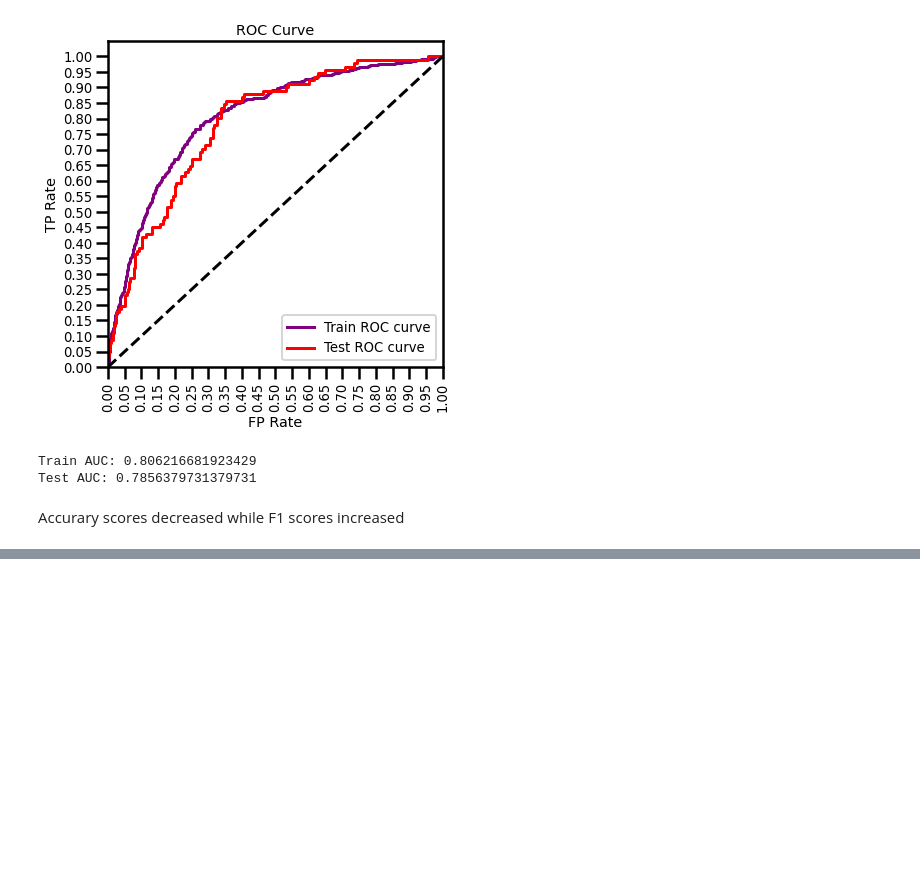
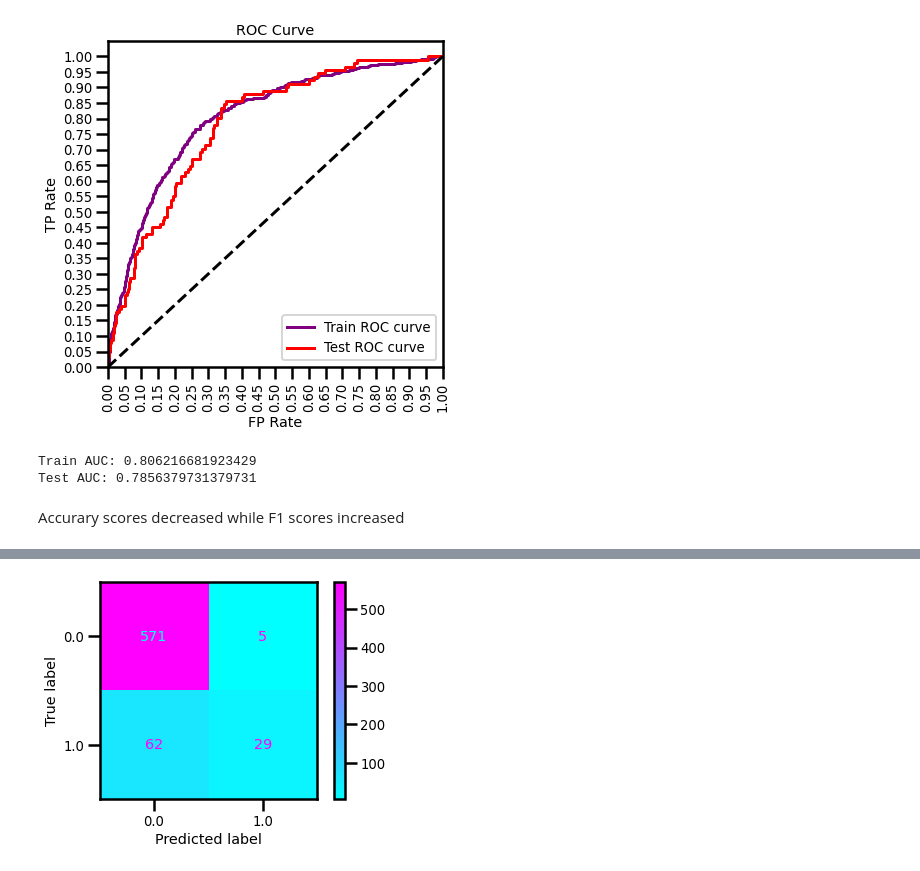
Before and after one commit to sumed-h/SyriaTelProject, a Jupyter notebook: Group2Final(SyriaTel).ipynb, the cells around one changed output, grey strips where cells are left out. Saved outputs shown, nothing was run; the diff lists cells and outputs as text; code cells hidden in the pictures; blank space fills up the shorter version.

```diff
--- a/Group2Final(SyriaTel).ipynb
+++ b/Group2Final(SyriaTel).ipynb
@@ -581,0 +613,10 @@ Accurary scores decreased while F1 scores increased
+# %%
+# Instantiate StandardScaler
+scaler = StandardScaler()
+
+# Transform the training and test sets
+x_train_scaled = scaler.fit_transform(x_train)
+x_test_scaled = scaler.transform(x_test)
+
+# Instantiate KNeighborsClassifier
+knn = KNeighborsClassifier()
@@ -581,0 +637,4 @@ Accurary scores decreased while F1 scores increased
+# %%
+confusion_matrix(knn, x_test_scaled, y_test)
+# %% [output]
+[figure, added]
```
Also changed, not shown: parts of 10 cells of this notebook.
